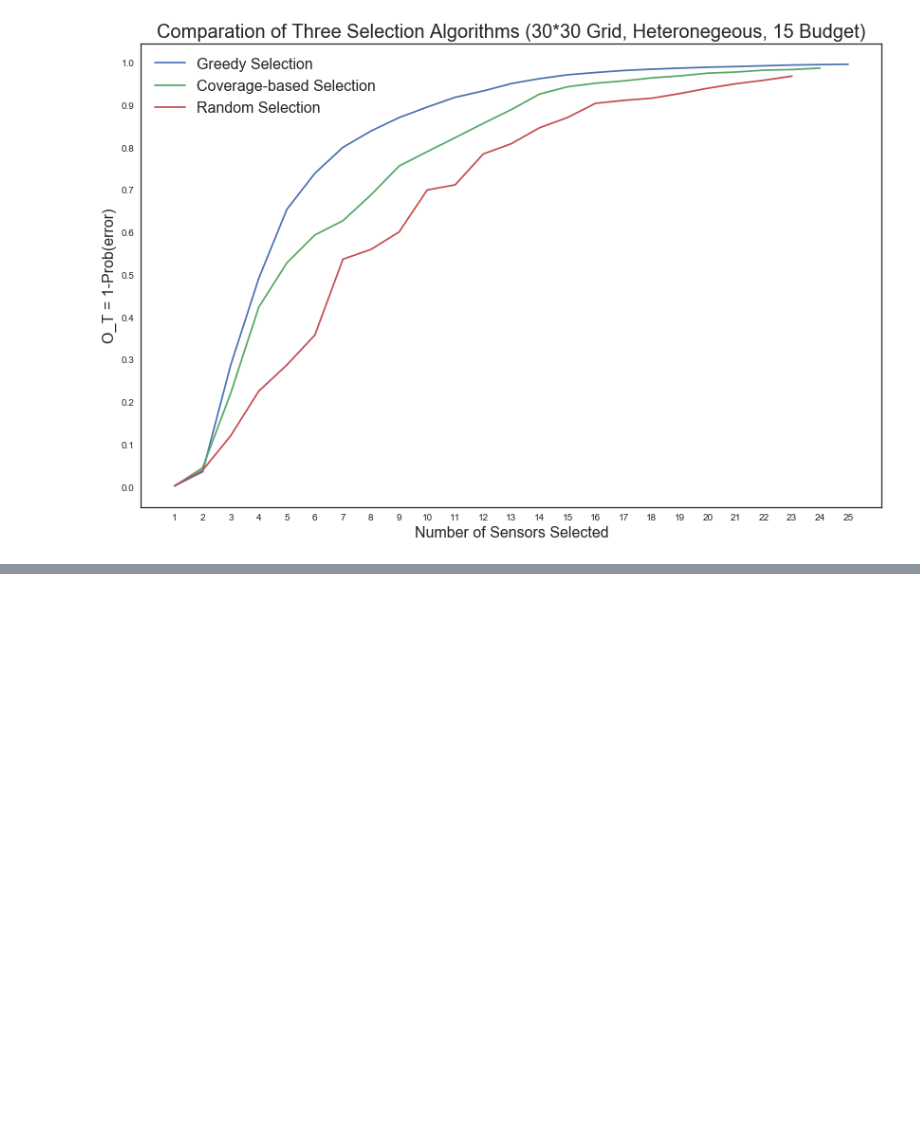
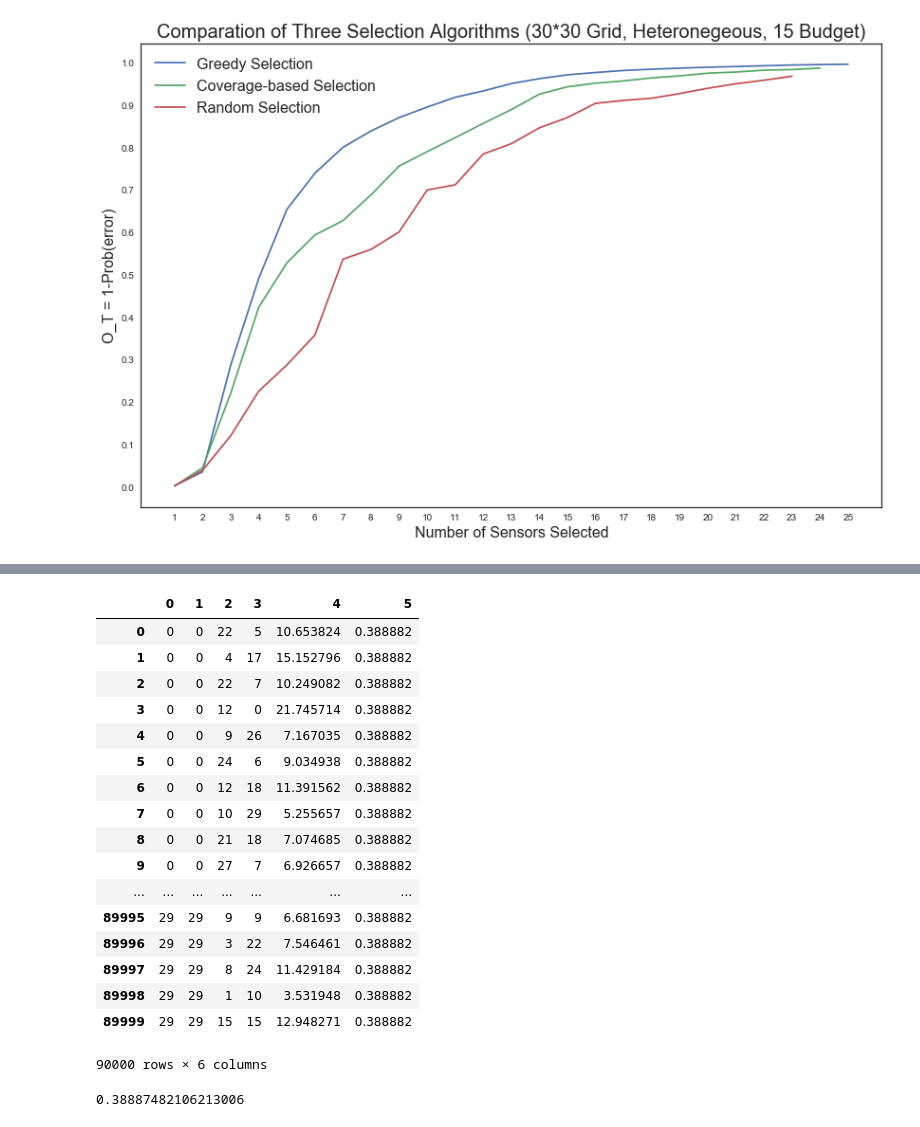
Before and after one commit to Wings-Lab/SelectSensor, a Jupyter notebook: testing.ipynb, the cells around one changed output, grey strips where cells are left out. Drawn from its saved outputs; the diff is of its cells as text; code cells hidden in the pictures; blank space fills up the shorter version.

```diff
--- a/testing.ipynb
+++ b/testing.ipynb
@@ -234,0 +273,7 @@ random.choice(max_distance)[0]
+# %%
+config = pd.read_csv('data2/config', header=None)
+config[1] /= config[1].max()
+myconfig = {}
+for config_, cost in zip(config[0], config[1]):
+    print(config_)
+    myconfig[int(config_)] = cost
@@ -234,0 +289,10 @@ random.choice(max_distance)[0]
+# %%
+myconfig = {
+    256: 0.388882393442197,
+    512: 0.38711563194200865,
+    1024: 0.3982618184652559,
+    2048: 0.4226197435597646,
+    4096: 0.4608519427881055,
+    8192: 0.5318082024500825,
+    16384: 0.6709536614833002
+}
@@ -234,0 +332,6 @@ random.choice(max_distance)[0]
+# %%
+size = len(homo)
+homo[5]
+for i in range(size):
+    config = homo.iloc[i, 5]
+    homo.set_value(i, 5, myconfig.get(config))
@@ -234,0 +340,25 @@ random.choice(max_distance)[0]
+# %%
+homo
+# %% [output]
+|  | 0 | 1 | 2 | 3 | 4 | 5 |
+| 0 | 0 | 0 | 22 | 5 | 10.653824 | 0.388882 |
+| 1 | 0 | 0 | 4 | 17 | 15.152796 | 0.388882 |
+| 2 | 0 | 0 | 22 | 7 | 10.249082 | 0.388882 |
+| 3 | 0 | 0 | 12 | 0 | 21.745714 | 0.388882 |
+| 4 | 0 | 0 | 9 | 26 | 7.167035 | 0.388882 |
+| 5 | 0 | 0 | 24 | 6 | 9.034938 | 0.388882 |
+| 6 | 0 | 0 | 12 | 18 | 11.391562 | 0.388882 |
+| 7 | 0 | 0 | 10 | 29 | 5.255657 | 0.388882 |
+| 8 | 0 | 0 | 21 | 18 | 7.074685 | 0.388882 |
+| 9 | 0 | 0 | 27 | 7 | 6.926657 | 0.388882 |
+| ... | ... | ... | ... | ... | ... | ... |
+| 89995 | 29 | 29 | 9 | 9 | 6.681693 | 0.388882 |
+| 89996 | 29 | 29 | 3 | 22 | 7.546461 | 0.388882 |
+| 89997 | 29 | 29 | 8 | 24 | 11.429184 | 0.388882 |
+| 89998 | 29 | 29 | 1 | 10 | 3.531948 | 0.388882 |
+| 89999 | 29 | 29 | 15 | 15 | 12.948271 | 0.388882 |
+90000 rows × 6 columns
+# %%
+myconfig.get(256)
+# %% [output]
+0.38887482106213006
```
Also changed, not shown: parts of 19 cells of this notebook, 44 other files.
